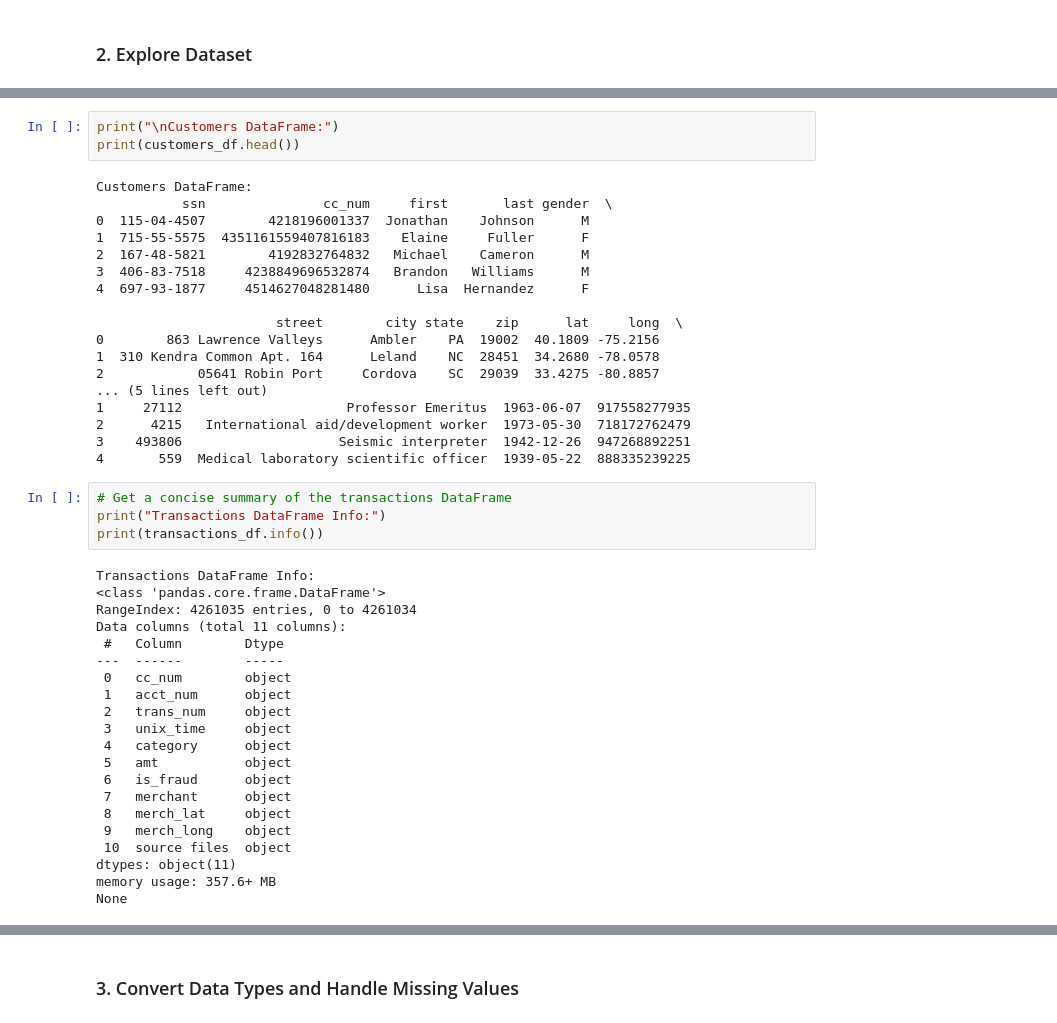
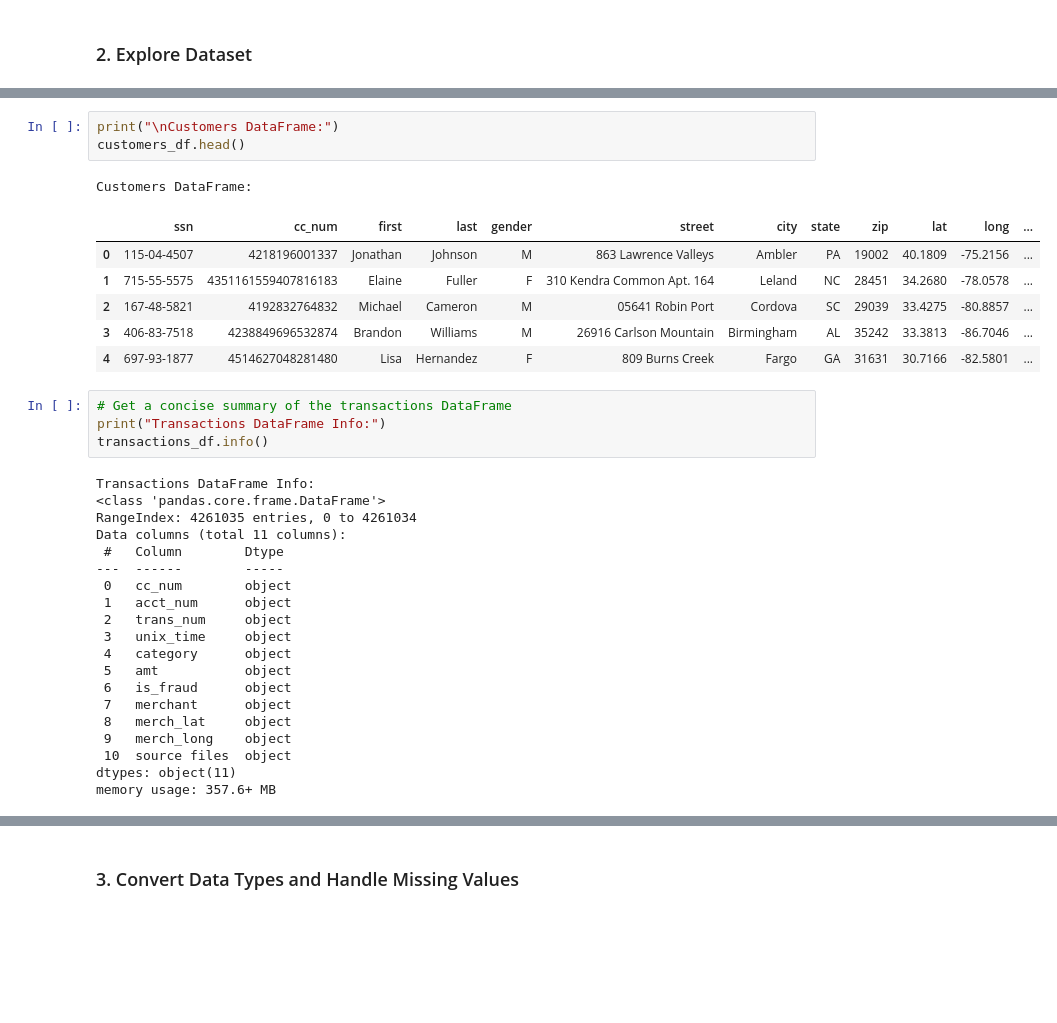
Before and after one commit to shrestha1/AT3_MLA, a Jupyter notebook: 36106_AT3_25020076_regression.ipynb, the cells around one changed output, grey strips where cells are left out. Drawn from its saved outputs; the diff is of its cells as text; blank space fills up the shorter version.

```diff
--- a/36106_AT3_25020076_regression.ipynb
+++ b/36106_AT3_25020076_regression.ipynb
@@ -112,28 +107,18 @@ Transactions DataFrame:
 # %%
 print("\nCustomers DataFrame:")
-print(customers_df.head())
+customers_df.head()
 # %% [output]
 Customers DataFrame:
-           ssn               cc_num     first       last gender  \
-0  115-04-4507        4218196001337  Jonathan    Johnson      M
-1  715-55-5575  4351161559407816183    Elaine     Fuller      F
-2  167-48-5821        4192832764832   Michael    Cameron      M
-3  406-83-7518     4238849696532874   Brandon   Williams      M
-4  697-93-1877     4514627048281480      Lisa  Hernandez      F
-
-                       street        city state    zip      lat     long  \
-0        863 Lawrence Valleys      Ambler    PA  19002  40.1809 -75.2156
-1  310 Kendra Common Apt. 164      Leland    NC  28451  34.2680 -78.0578
-2            05641 Robin Port     Cordova    SC  29039  33.4275 -80.8857
-... (5 lines left out)
-1     27112                     Professor Emeritus  1963-06-07  917558277935
-2      4215   International aid/development worker  1973-05-30  718172762479
-3    493806                    Seismic interpreter  1942-12-26  947268892251
-4       559  Medical laboratory scientific officer  1939-05-22  888335239225
+|  | ssn | cc_num | first | last | gender | street | city | state | zip | lat | long | ... |
+| 0 | 115-04-4507 | 4218196001337 | Jonathan | Johnson | M | 863 Lawrence Valleys | Ambler | PA | 19002 | 40.1809 | -75.2156 | ... |
+| 1 | 715-55-5575 | 4351161559407816183 | Elaine | Fuller | F | 310 Kendra Common Apt. 164 | Leland | NC | 28451 | 34.2680 | -78.0578 | ... |
+| 2 | 167-48-5821 | 4192832764832 | Michael | Cameron | M | 05641 Robin Port | Cordova | SC | 29039 | 33.4275 | -80.8857 | ... |
+| 3 | 406-83-7518 | 4238849696532874 | Brandon | Williams | M | 26916 Carlson Mountain | Birmingham | AL | 35242 | 33.3813 | -86.7046 | ... |
+| 4 | 697-93-1877 | 4514627048281480 | Lisa | Hernandez | F | 809 Burns Creek | Fargo | GA | 31631 | 30.7166 | -82.5801 | ... |
 # %%
 # Get a concise summary of the transactions DataFrame
 print("Transactions DataFrame Info:")
-print(transactions_df.info())
+transactions_df.info()
 # %% [output]
 Transactions DataFrame Info:
 <class 'pandas.core.frame.DataFrame'>
@@ -154,7 +139,6 @@ Data columns (total 11 columns):
  10  source files  object
 dtypes: object(11)
 memory usage: 357.6+ MB
-None
 # %%
 # Get a concise summary of the customers DataFrame
 print("Customers DataFrame Info:")
```
Also changed, not shown: parts of 36 cells of this notebook.
